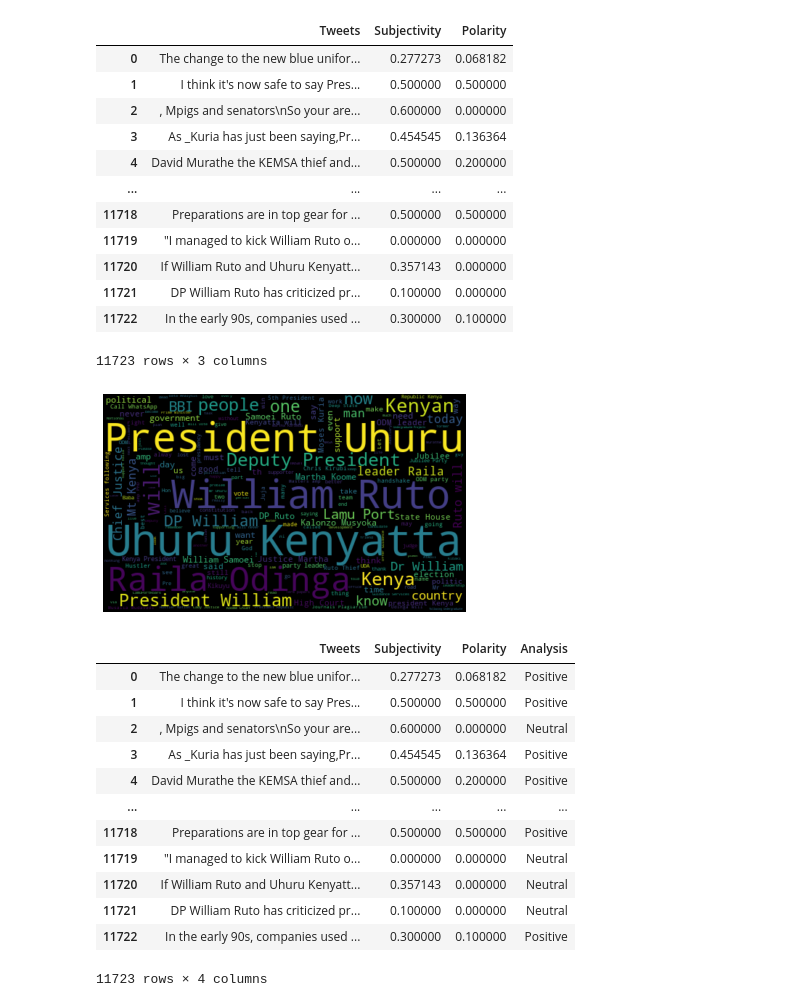
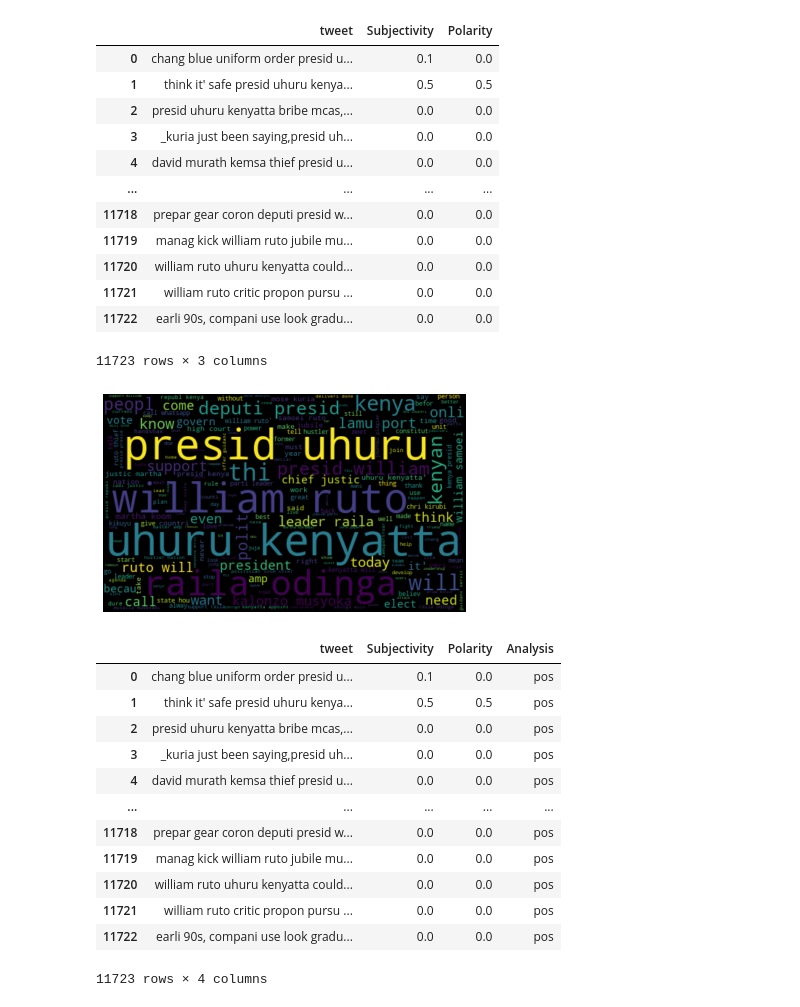
Before and after one commit to Atolwa/Sentiment-Analysis-of-Kenyan-Political-Tweets, a Jupyter notebook: TSAPT.ipynb, the cells around one changed output. Drawn from its saved outputs; the diff is of its cells as text; code cells hidden in the pictures.

```diff
--- a/TSAPT.ipynb
+++ b/TSAPT.ipynb
@@ -72,0 +140,4 @@ tweetsDF
+# %%
+#individual words considered as tokens
+tokenized_tweet=tweetsDF['tweet'].apply(lambda x: x.split())
+tokenized_tweet.head()
@@ -72,0 +151,6 @@ tweetsDF
+# %%
+#stem the words
+from nltk.stem.porter import PorterStemmer
+stemmer = PorterStemmer()
+tokenized_tweet= tokenized_tweet.apply(lambda sentence: [stemmer.stem(word) for word in sentence])
+tokenized_tweet.head()
@@ -72,0 +164,7 @@ tweetsDF
+# %%
+#combine words to single sentence
+for i in range(len(tokenized_tweet)):
+  tokenized_tweet[i]=' '.join(tokenized_tweet[i])
+
+tweetsDF['tweet']= tokenized_tweet
+tweetsDF.head()
@@ -80,59 +185,58 @@ def getPolarity(text):
   return TextBlob(text).sentiment. polarity
 
 #Create two new columns
-tweetsDF['Subjectivity'] =tweetsDF['Tweets'].apply(getSubjectivity)
-tweetsDF['Polarity'] =tweetsDF['Tweets'].apply(getPolarity)
+tweetsDF['Subjectivity'] =tweetsDF['tweet'].apply(getSubjectivity)
+tweetsDF['Polarity'] =tweetsDF['tweet'].apply(getPolarity)
 
 
 #show the new datframe with the new columns
 tweetsDF
 # %% [output]
-|  | Tweets | Subjectivity | Polarity |
-| 0 | The change to the new blue unifor... | 0.277273 | 0.068182 |
-| 1 | I think it's now safe to say Pres... | 0.500000 | 0.500000 |
-| 2 | , Mpigs and senators\nSo your are... | 0.600000 | 0.000000 |
-| 3 | As _Kuria has just been saying,Pr... | 0.454545 | 0.136364 |
-| 4 | David Murathe the KEMSA thief and... | 0.500000 | 0.200000 |
+|  | tweet | Subjectivity | Polarity |
+| 0 | chang blue uniform order presid u... | 0.1 | 0.0 |
+| 1 | think it' safe presid uhuru kenya... | 0.5 | 0.5 |
+| 2 | presid uhuru kenyatta bribe mcas,... | 0.0 | 0.0 |
+| 3 | _kuria just been saying,presid uh... | 0.0 | 0.0 |
+| 4 | david murath kemsa thief presid u... | 0.0 | 0.0 |
 | ... | ... | ... | ... |
-| 11718 | Preparations are in top gear for ... | 0.500000 | 0.500000 |
-| 11719 | "I managed to kick William Ruto o... | 0.000000 | 0.000000 |
-| 11720 | If William Ruto and Uhuru Kenyatt... | 0.357143 | 0.000000 |
-| 11721 | DP William Ruto has criticized pr... | 0.100000 | 0.000000 |
-| 11722 | In the early 90s, companies used ... | 0.300000 | 0.100000 |
+| 11718 | prepar gear coron deputi presid w... | 0.0 | 0.0 |
+| 11719 | manag kick william ruto jubile mu... | 0.0 | 0.0 |
+| 11720 | william ruto uhuru kenyatta could... | 0.0 | 0.0 |
+| 11721 | william ruto critic propon pursu ... | 0.0 | 0.0 |
+| 11722 | earli 90s, compani use look gradu... | 0.0 | 0.0 |
 11723 rows × 3 columns
 # %%
 #Word Cloud
-allWords = ' '.join([twts for twts in tweetsDF['Tweets']])
+allWords = ' '.join([twts for twts in tweetsDF['tweet'] ])
 wordCloud = WordCloud(width = 500, height = 300, random_state =21, max_font_size =119).generate(allWords)
 
 plt.imshow(wordCloud, interpolation = "bilinear")
 plt.axis('off')
 plt.show()
 # %% [output]
-[figure, old version]
+[figure, new version]
 # %%
 #Create a function to compute the negative, positive and neutral analysis
 def getAnalysis(score):
   if score <0:
-    return 'Negative'
-  elif score ==0:
-    return 'Neutral'
+    return 'neg'
+
   else:
-    return 'Positive'
+    return 'pos'
 tweetsDF['Analysis'] = tweetsDF['Polarity'].apply(getAnalysis)
 #show dataframe
 tweetsDF
 # %% [output]
-|  | Tweets | Subjectivity | Polarity | Analysis |
-| 0 | The change to the new blue unifor... | 0.277273 | 0.068182 | Positive |
-| 1 | I think it's now safe to say Pres... | 0.500000 | 0.500000 | Positive |
-| 2 | , Mpigs and senators\nSo your are... | 0.600000 | 0.000000 | Neutral |
-| 3 | As _Kuria has just been saying,Pr... | 0.454545 | 0.136364 | Positive |
-| 4 | David Murathe the KEMSA thief and... | 0.500000 | 0.200000 | Positive |
+|  | tweet | Subjectivity | Polarity | Analysis |
+| 0 | chang blue uniform order presid u... | 0.1 | 0.0 | pos |
+| 1 | think it' safe presid uhuru kenya... | 0.5 | 0.5 | pos |
+| 2 | presid uhuru kenyatta bribe mcas,... | 0.0 | 0.0 | pos |
+| 3 | _kuria just been saying,presid uh... | 0.0 | 0.0 | pos |
+| 4 | david murath kemsa thief presid u... | 0.0 | 0.0 | pos |
 | ... | ... | ... | ... | ... |
-| 11718 | Preparations are in top gear for ... | 0.500000 | 0.500000 | Positive |
-| 11719 | "I managed to kick William Ruto o... | 0.000000 | 0.000000 | Neutral |
-| 11720 | If William Ruto and Uhuru Kenyatt... | 0.357143 | 0.000000 | Neutral |
-| 11721 | DP William Ruto has criticized pr... | 0.100000 | 0.000000 | Neutral |
-| 11722 | In the early 90s, companies used ... | 0.300000 | 0.100000 | Positive |
+| 11718 | prepar gear coron deputi presid w... | 0.0 | 0.0 | pos |
+| 11719 | manag kick william ruto jubile mu... | 0.0 | 0.0 | pos |
+| 11720 | william ruto uhuru kenyatta could... | 0.0 | 0.0 | pos |
+| 11721 | william ruto critic propon pursu ... | 0.0 | 0.0 | pos |
+| 11722 | earli 90s, compani use look gradu... | 0.0 | 0.0 | pos |
 11723 rows × 4 columns
```
Also changed, not shown: parts of 34 cells of this notebook.
